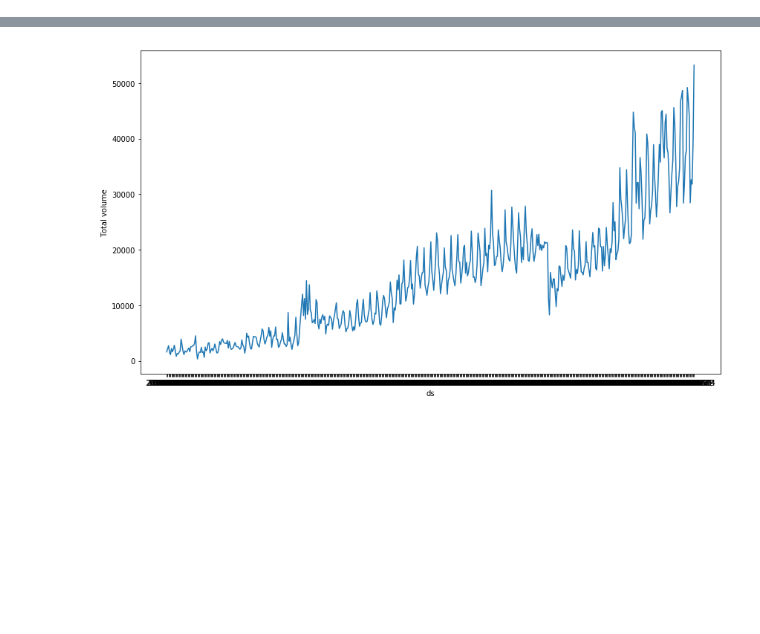
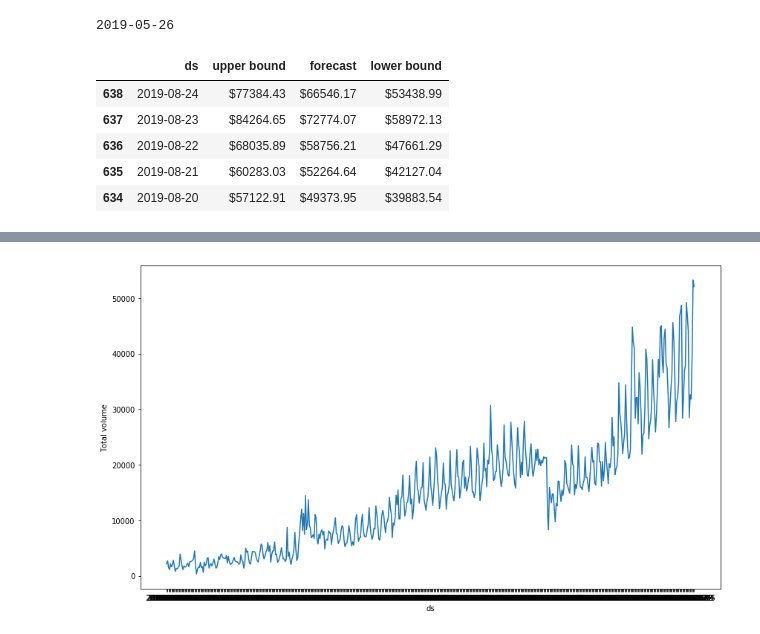
Before and after one commit to Z-an/forecast, a Jupyter notebook: liven/livenforecast.ipynb, the cells around one changed output, grey strips where cells are left out. Saved outputs shown, nothing was run; the diff lists cells and outputs as text; code cells hidden in the pictures; blank space fills up the shorter version.

```diff
--- a/liven/livenforecast.ipynb
+++ b/liven/livenforecast.ipynb
@@ -177,3 +91,25 @@ Engine successfully closed
+# %%
+from datetime import datetime
+import os
+
+date = str(datetime.now().date())
+print(date)
+
+df = forecast[['ds','yhat_upper','yhat','yhat_lower']].sort_values(by='ds',ascending=False)
+df.yhat = df.yhat.apply(lambda x:'$'+str(round(x,2)))
+df.yhat_upper = df.yhat_upper.apply(lambda x:'$'+str(round(x,2)))
+df.yhat_lower = df.yhat_lower.apply(lambda x:'$'+str(round(x,2)))
+df = df.rename(columns={'yhat':'forecast','yhat_upper':'upper bound','yhat_lower':'lower bound'})
+df.to_csv(os.getcwd()+'/forecasts/Organic_volume_{}.csv'.format(date),index=False)
+df.head()
+# %% [output]
+2019-05-26
+|  | ds | upper bound | forecast | lower bound |
+| 638 | 2019-08-24 | $77384.43 | $66546.17 | $53438.99 |
+| 637 | 2019-08-23 | $84264.65 | $72774.07 | $58972.13 |
+| 636 | 2019-08-22 | $68035.89 | $58756.21 | $47661.29 |
+| 635 | 2019-08-21 | $60283.03 | $52264.64 | $42127.04 |
+| 634 | 2019-08-20 | $57122.91 | $49373.95 | $39883.54 |
 # %%
 import matplotlib.pyplot as plt
 import seaborn as sns
```
Also changed, not shown: parts of 16 cells of this notebook, 1 other file.
